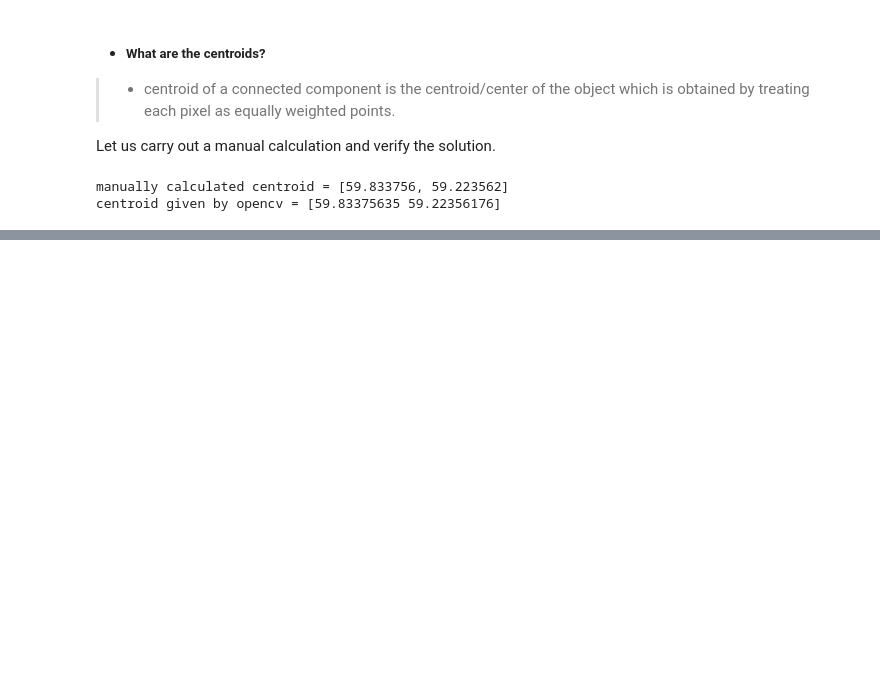
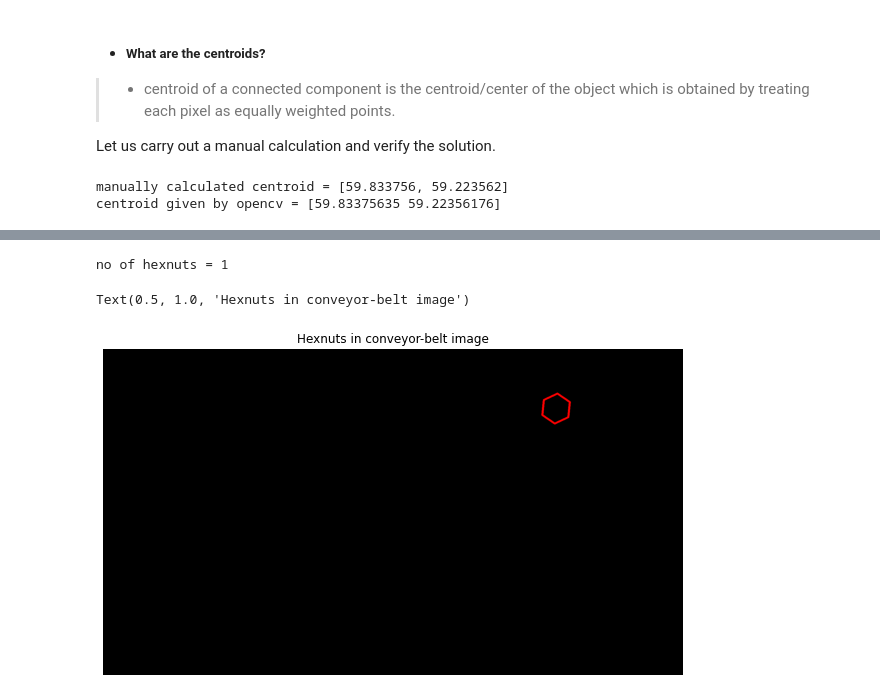
Before and after one commit to rajapaksha-rmpap/EN2550-Assignment-3-190484T, a Jupyter notebook: notebook.ipynb, the cells around one changed output, grey strips where cells are left out. Saved outputs shown, nothing was run; the diff lists cells and outputs as text; code cells hidden in the pictures; blank space fills up the shorter version.

```diff
--- a/notebook.ipynb
+++ b/notebook.ipynb
@@ -190,0 +237,7 @@ for connected component 4
+# %%
+hexnut_cnt = hexnut_contours[0]
+similarity = []
+for c in contours:
+    result = cv.matchShapes(c, hexnut_cnt, 1, 0.0)
+    similarity.append(result)
+print(similarity)
@@ -190,0 +249,16 @@ for connected component 4
+# %%
+no_of_hexnuts = 0
+black = np.zeros(conveyor_f100.shape).astype(np.uint8) # empty black image
+for c in contours:
+    if (cv.matchShapes(c, hexnut_cnt, 1, 0.0) < 0.001):
+        no_of_hexnuts += 1;
+        cv.drawContours(black, [c], -1, (255, 0, 0), 6)
+print("no of hexnuts = %d" %no_of_hexnuts)
+
+# visualizing the hexnuts in the conveyorbelt
+fig, ax = plt.subplots(figsize = (12, 6))
+ax.imshow(black); ax.axis('off'); ax.set_title("Hexnuts in conveyor-belt image")
+# %% [output]
+no of hexnuts = 1
+Text(0.5, 1.0, 'Hexnuts in conveyor-belt image')
+[figure, added]
```
Also changed, not shown: parts of 14 cells of this notebook.
